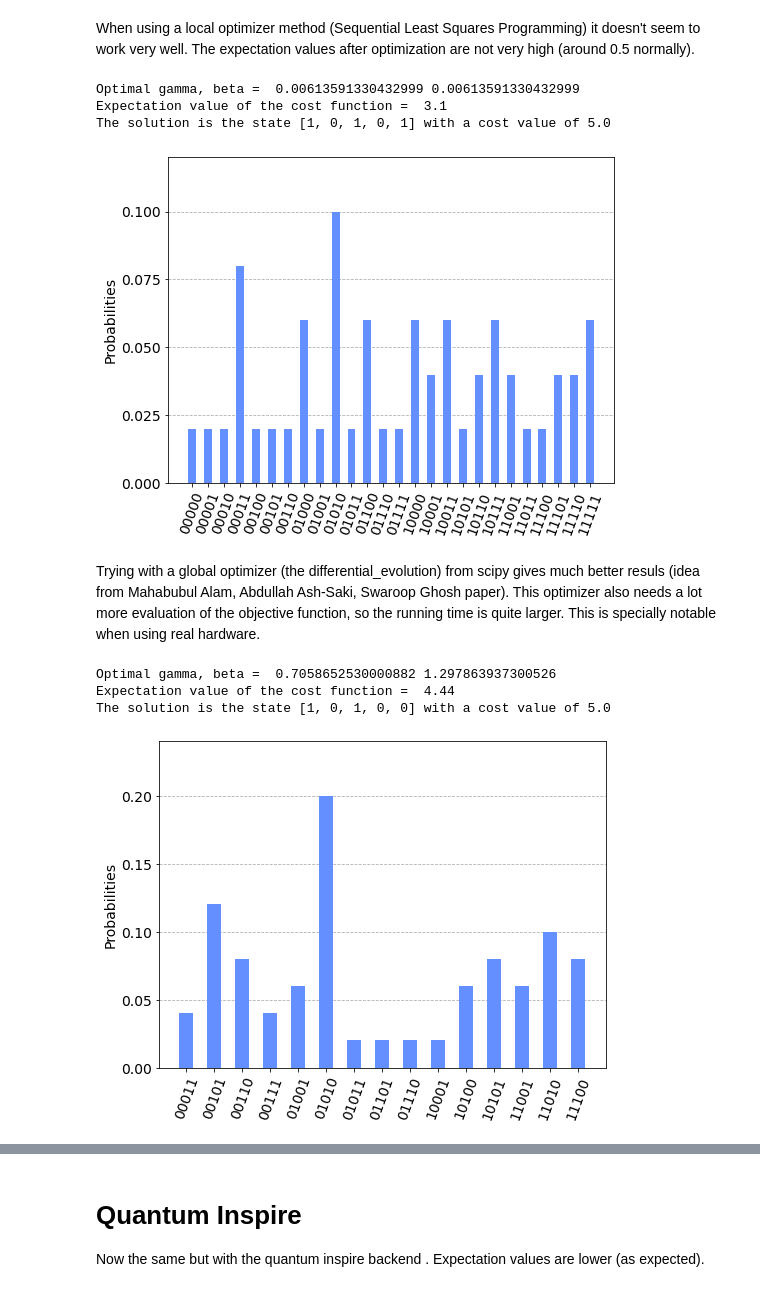
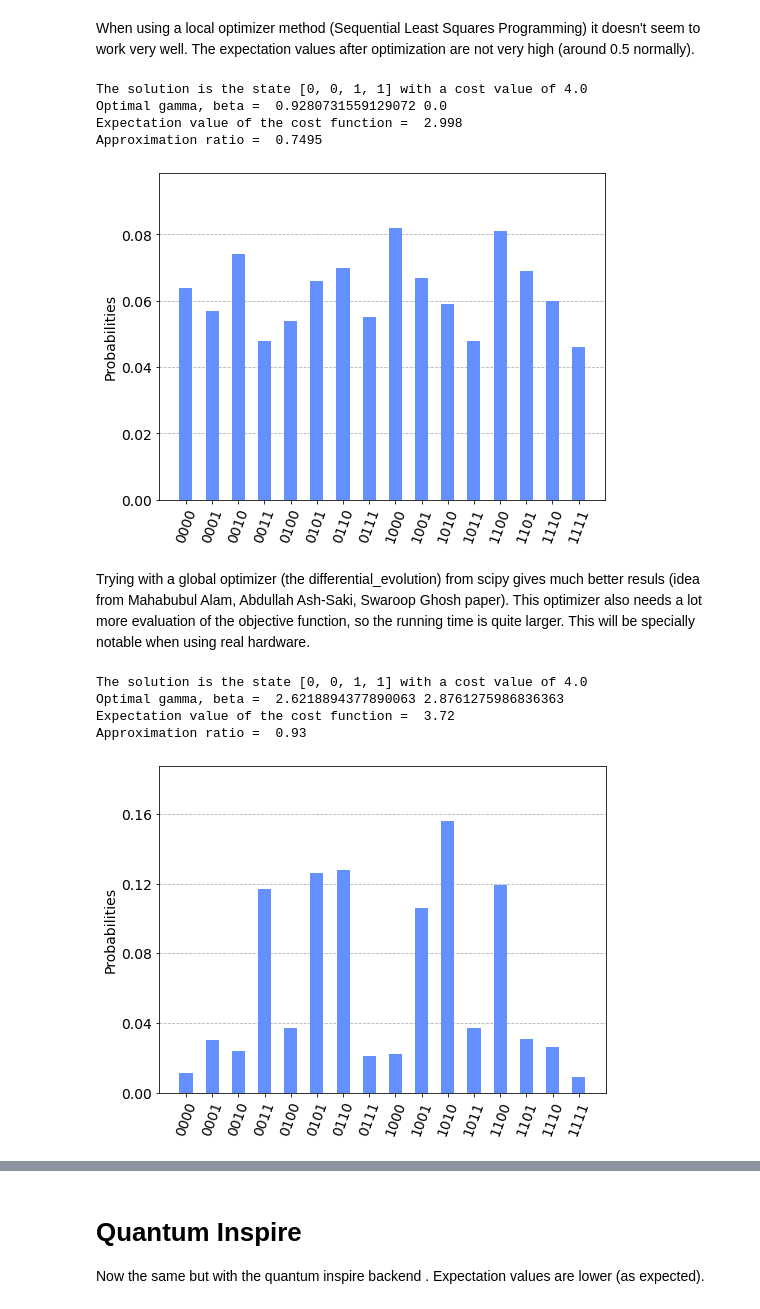
Before and after one commit to inafergra/QAOA-MaxCut, a Jupyter notebook: project.ipynb, the cells around one changed output, grey strips where cells are left out. Cells and saved outputs as stored; diff of their text form; code cells hidden in the pictures.

```diff
--- a/project.ipynb
+++ b/project.ipynb
@@ -117,53 +198,76 @@ plt.show()
+# %%
+# Making the grid with noise
+noisy_backend = Aer.get_backend("qasm_simulator")
+shots = 1000
+avr_cost_grid = np.zeros((64,64))
+for gamma in np.arange(0, 6.4, 0.1): #gamma and beta grid between 2pi and 2pi
+    for beta in np.arange(0, 6.4, 0.1):
+
+        counts = execute_circuit(G, gamma, beta, noisy_backend, shots, noise_model=noise_model)
+        avr_cost = get_expectval(counts, shots)
+
+        avr_cost_grid[int(gamma*10),int(beta*10)] = avr_cost
+
+plt.imshow(avr_cost_grid)
+plt.title('Parameter grid with noise', fontsize=8)
+plt.colorbar()
+plt.show()
 # %% [markdown]
 ## Optimizing the expectation value of the cost function
 We need a float objective function to minimize that takes gamma and beta and returns the negative of the expectation value of the cost function ( the negative because we want to maximize the expectation value). In the case of a 2 node graph, the solution's states are 01 and 10, and the maximum value of the cost function is 1.
 # %%
-def expect_value_function(parameters, backend, G, shots):
+def expect_value_function(parameters, backend, G, shots, noise_model = None):
     gamma = parameters[0]
     beta = parameters[1]
-    counts = quantum_circuit(G,gamma,beta,backend,shots)
+    counts = execute_circuit(G,gamma,beta,backend,shots, noise_model = noise_model)
     avr_cost = get_expectval(counts, shots)
     return -avr_cost
 # %% [markdown]
 When using a local optimizer method (Sequential Least Squares Programming) it doesn't seem to work very well. The expectation values after optimization are not very high (around 0.5 normally).
 # %%
-#IBM's simulator backend
+# IBM's simulator backend
 backend = Aer.get_backend("qasm_simulator")
-shots = 50
+shots = 1000
 
 # setting the bounds for gamma and beta
-bounds = ((0, 2*np.pi), (0, 2*np.pi))
+bounds = ((0, 2*np.pi), (0, np.pi))
 
 # minimizing the function == maximizing expectation value
 max_expect_value = minimize(expect_value_function, x0=np.random.randn(2),args=(backend,G,shots), bounds=bounds, options={'disp': False}, method = 'SLSQP')
 optimal_gamma, optimal_beta = max_expect_value['x']
 
+counts = execute_circuit(G,optimal_gamma,optimal_beta,backend,shots)
+get_solution(counts)
+
 print('Optimal gamma, beta = ', optimal_gamma, optimal_beta)
 print('Expectation value of the cost function = ', -max_expect_value.get('fun'))
+print('Approximation ratio = ', -max_expect_value.get('fun')/solution_cost )
 
-counts = quantum_circuit(G,optimal_gamma,optimal_beta,backend,shots)
-get_solution(counts)
 plot_histogram(counts,figsize = (8,6),bar_labels = False)
 # %% [output]
-Optimal gamma, beta =  0.00613591330432999 0.00613591330432999
-Expectation value of the cost function =  3.1
-The solution is the state [1, 0, 1, 0, 1] with a cost value of 5.0
+The solution is the state [0, 0, 1, 1] with a cost value of 4.0
+Optimal gamma, beta =  0.9280731559129072 0.0
+Expectation value of the cost function =  2.998
+Approximation ratio =  0.7495
-[figure, old version]
+[figure, new version]
 # %% [markdown]
-Trying with a global optimizer (the differential_evolution) from scipy gives much better resuls (idea from Mahabubul Alam, Abdullah Ash-Saki, Swaroop Ghosh paper). This optimizer also needs a lot more evaluation of the objective function, so the running time is quite larger. This is specially notable when using real hardware.
+Trying with a global optimizer (the differential_evolution) from scipy gives much better resuls (idea from Mahabubul Alam, Abdullah Ash-Saki, Swaroop Ghosh paper). This optimizer also needs a lot more evaluation of the objective function, so the running time is quite larger. This will be specially notable when using real hardware.
 # %%
 #Using a global optimizer:
 max_expect_value = differential_evolution(expect_value_function,args=(backend,G,shots), bounds=bounds)
 optimal_gamma, optimal_beta = max_expect_value['x']
 
+counts = execute_circuit(G,optimal_gamma,optimal_beta,backend,shots)
+solution, solution_cost = get_solution(counts)
+
 print('Optimal gamma, beta = ', optimal_gamma, optimal_beta)
 print('Expectation value of the cost function = ', -max_expect_value.get('fun'))
+print('Approximation ratio = ', -max_expect_value.get('fun')/solution_cost )
 
-counts = quantum_circuit(G,optimal_gamma,optimal_beta,backend,shots)
-get_solution(counts)
 plot_histogram(counts,figsize = (8,6),bar_labels = False)
 # %% [output]
-Optimal gamma, beta =  0.7058652530000882 1.297863937300526
-Expectation value of the cost function =  4.44
-The solution is the state [1, 0, 1, 0, 0] with a cost value of 5.0
+The solution is the state [0, 0, 1, 1] with a cost value of 4.0
+Optimal gamma, beta =  2.6218894377890063 2.8761275986836363
+Expectation value of the cost function =  3.72
+Approximation ratio =  0.93
-[figure, old version]
+[figure, new version]
```
Also changed, not shown: parts of 18 cells of this notebook, 2 other files.
